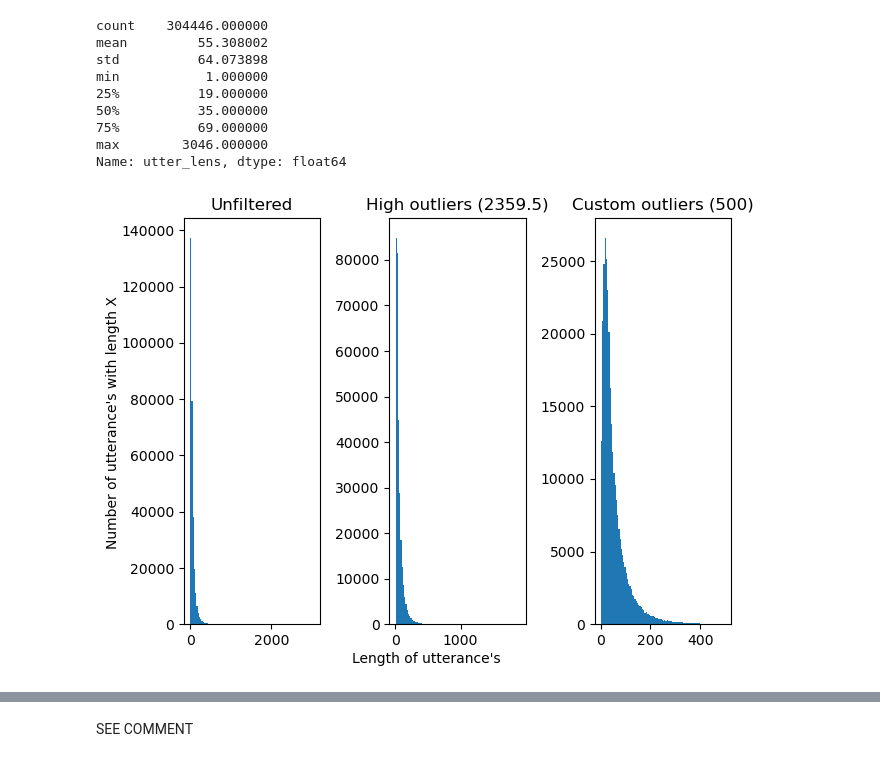
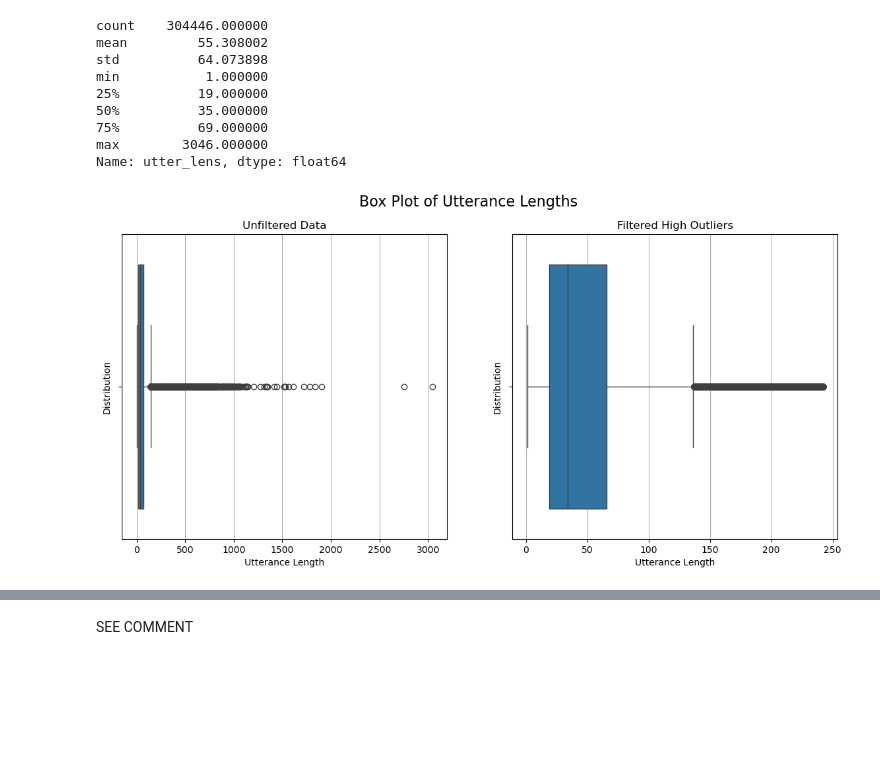
Before and after one commit to LucEnden/stat, a Jupyter notebook: research.ipynb, the cells around one changed output, grey strips where cells are left out. Saved outputs shown, nothing was run; the diff lists cells and outputs as text; code cells hidden in the pictures; blank space fills up the shorter version.

Commit message:
Finalized hypothesis 1 tests
Remaining work
- writing explanations on graphs and test outcomes (see TODO's)
- test remaining hypothesis

```diff
--- a/research.ipynb
+++ b/research.ipynb
@@ -257,33 +259,42 @@ min           1.000000
 75%          69.000000
 max        3046.000000
 Name: utter_lens, dtype: float64
-# %%
-import matplotlib.pyplot as plt
-from scipy.stats import iqr
-
-fig, (ax1, ax2, ax3) = plt.subplots(1, 3)
-bins = 100
-
-# ax1 is the complete plot, including outliers
-ax1.hist(corpus_df["utter_lens"].values, bins=bins)
-ax1.title.set_text("Unfiltered")
-
-# ax2 plots data, filtering high outliers
-
-Q3 = max(corpus_df["utter_lens"].values) * 0.75
-IQR = iqr(corpus_df["utter_lens"].values)
-high_outliers = Q3 + 1.5 * IQR
-ax2.hist(list(filter(lambda x : x < high_outliers, corpus_df["utter_lens"].values)), bins=bins)
-ax2.title.set_text(f"High outliers ({high_outliers})")
-
-# After calulating the high outliers, given how far the distribution is right-skewed, I chose an even lower value just for visualization purposes
-custom_outliers = 500
-ax3.hist(list(filter(lambda x : x < custom_outliers, corpus_df["utter_lens"].values)), bins=bins)
-ax3.title.set_text(f"Custom outliers ({custom_outliers})")
-
-fig.text(0, 0.5, "Number of utterance's with length X", va="center", rotation="vertical")
-fig.text(0.5, 0, "Length of utterance's", ha="center")
-plt.tight_layout()
-plt.show()
-# %% [output]
-[figure, removed]
+# %%
+import matplotlib.pyplot as plt
+import seaborn as sns
+import numpy as np
+from scipy import stats
+
+# Create a figure with subplots
+fig, axs = plt.subplots(1, 2, figsize=(14, 6))
+
+# Set the overall figure title
+fig.suptitle('Box Plot of Utterance Lengths', fontsize=16)
+
+# First subplot: horizontal box plot for all data
+sns.boxplot(x=corpus_df["utter_lens"], orient='h', ax=axs[0])
+axs[0].set_title('Unfiltered Data')
+axs[0].set_xlabel('Utterance Length')
+axs[0].set_ylabel('Distribution')
+axs[0].grid(axis='x')
+
+# Filter out high outliers (above `Q3 + 1.5 * IQR`)
+Q3 = np.percentile(corpus_df["utter_lens"], 95)
+IQR = stats.iqr(corpus_df["utter_lens"])
+HIGH_OUTLIER_THRESHOLD = Q3 + 1.5 * IQR
+filtered_utter_lens = corpus_df["utter_lens"][corpus_df["utter_lens"] <= HIGH_OUTLIER_THRESHOLD].values
+
+# Second subplot: horizontal box plot for filtered data
+sns.boxplot(filtered_utter_lens, orient='h', ax=axs[1])
+axs[1].set_title('Filtered High Outliers')
+axs[1].set_xlabel('Utterance Length')
+axs[1].grid(axis='x')
+axs[1].set_ylabel('Distribution')
+
+# Adjust layout with spacing between subplots
+plt.subplots_adjust(wspace=0.2)
+
+# Show the plots
+plt.show()
+# %% [output]
+[figure, added]
```
Also changed, not shown: parts of 25 cells of this notebook.
